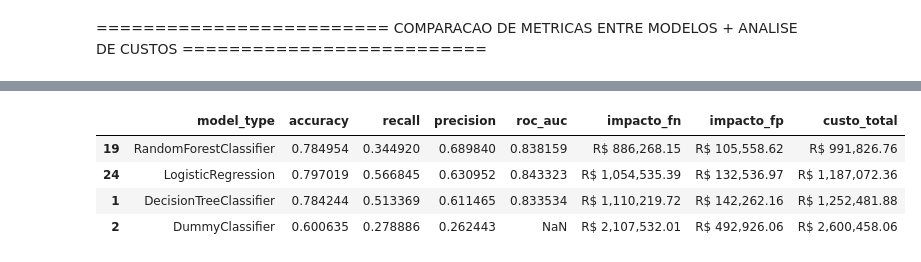
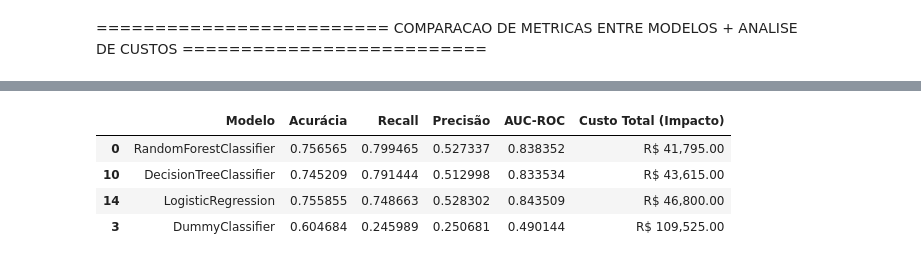
Before and after one commit to LaraGSilva/projeto-tech-challenge-churn, a Jupyter notebook: notebooks/modelos_baseline.ipynb, the cells around one changed output, grey strips where cells are left out. Cells and saved outputs as stored; diff of their text form; code cells hidden in the pictures.

Commit message:
feat: melhoria modelos baseline

```diff
--- a/notebooks/modelos_baseline.ipynb
+++ b/notebooks/modelos_baseline.ipynb
@@ -592,56 +678,64 @@ Random Forest registrado! AUC: 0.8384
 # %%
 import mlflow
 import pandas as pd
-
-# --- PREMISSAS DE NEGÓCIO ATUALIZADAS ---
-TAMANHO_BASE_TESTE = 7043
-PREVALENCIA_CHURN = 0.265
-VALOR_MEDIO_TOTAL = 1531.00  # Impacto de perder o cliente (TotalCharges)
-VALOR_MEDIO_MENSAL = 74.44    # Custo de tentar reter (MonthlyCharges)
 
 experiment_name = "Projeto_Churn_Tech_Challenge"
 experiment = mlflow.get_experiment_by_name(experiment_name)
 
 if experiment:
-    # 1. Busca todas as runs
+    # Busca as runs
     df_runs = mlflow.search_runs(experiment_ids=[experiment.experiment_id])
 
-    # 2. Limpeza de colunas e remoção de NaNs
-    df_runs.columns = [c.replace("metrics.", "").replace("params.", "").replace("tags.mlflow.", "") for c in df_runs.columns]
+    # --- PASSO 1: LIMPEZA AGRESSIVA DE PREFIXOS ---
+    # Isso remove metrics., params., tags. e também o test. que costuma sobrar
+    df_runs.columns = [c.replace("metrics.test.", "").replace("metrics.", "")
+                        .replace("params.", "").replace("tags.mlflow.", "")
+                        .replace("test.", "") for c in df_runs.columns]
 
-    # Filtramos apenas runs que completaram as métricas e não são "viciadas" (Recall < 0.95 para ser realista)
-    df_clean = df_runs.dropna(subset=['recall', 'precision', 'model_type'])
-    df_clean = df_clean[df_clean['recall'] < 0.95].copy()
+    # --- PASSO 2: REMOVER DUPLICADAS ---
+    df_runs = df_runs.loc[:, ~df_runs.columns.duplicated()].copy()
 
-    # --- 3. CÁLCULO FINANCEIRO DETALHADO ---
-    def calcular_financeiro(row):
-        n_churners = TAMANHO_BASE_TESTE * PREVALENCIA_CHURN
+    # --- PASSO 3: DEBUG (Para você ver se as colunas estão lá) ---
+    print("Colunas encontradas:", df_runs.columns.tolist())
 
-        # FN: Perda de receita acumulada
-        fn_count = n_churners * (1 - row['precision']) #consider
-        impacto_fn = fn_count * VALOR_MEDIO_TOTAL
+    # --- PASSO 4: FILTRAGEM SEGURA ---
+    # Verificamos quais das colunas que queremos REALMENTE existem no DF
+    cols_desejadas = ["model_type", "accuracy", "recall", "precision", "roc_auc", "business.total_cost"]
+    cols_que_existem = [c for c in cols_desejadas if c in df_runs.columns]
 
-        # FP: Desperdício de marketing mensal
-        total_pos = n_churners / row['precision'] if row['precision'] > 0 else 0
-        fp_count = max(0, total_pos - (n_churners * row['precision'])) #considerando que o modelo pode sugerir mais clientes do que realmente churnam
-        impacto_fp = fp_count * VALOR_MEDIO_MENSAL
+    # Só fazemos o dropna nas colunas que de fato existem
+    df_clean = df_runs.dropna(subset=cols_que_existem).copy()
 
-        return pd.Series([impacto_fn, impacto_fp, impacto_fn + impacto_fp])
+    if df_clean.empty:
+        print("AVISO: O DataFrame continua vazio após o dropna. Verifique se os nomes acima estão corretos.")
+    else:
+        # --- PASSO 5: LÓGICA DO LEADERBOARD ---
+        # Ordenamos pelo custo total (menor é melhor)
+        leaderboard = df_clean.sort_values("business.total_cost", ascending=True).drop_duplicates("model_type")
 
-    df_clean[['impacto_fn', 'impacto_fp', 'custo_total']] = df_clean.apply(calcular_financeiro, axis=1)
+        # Selecionamos apenas o que existe
+        leaderboard = leaderboard[cols_que_existem]
 
-    # --- 4. AGRUPAMENTO: UMA LINHA POR MODELO ---
-    # Pegamos a run com o MENOR custo total para cada tipo de modelo
-    leaderboard = df_clean.sort_values("recall", ascending=True).drop_duplicates("model_type")
+        # Renomeação dinâmica (para evitar o erro de Length Mismatch)
+        nomes_map = {
+            "model_type": "Modelo",
+            "accuracy": "Acurácia",
+            "recall": "Recall",
+            "precision": "Precisão",
+            "roc_auc": "AUC-ROC",
+            "business.total_cost": "Custo Total (Impacto)"
+        }
 
-    # 5. Seleção e Formatação
-    cols_finais = ["model_type", "accuracy", "recall", "precision","roc_auc", "impacto_fn", "impacto_fp", "custo_total"]
-    leaderboard = leaderboard[cols_finais].sort_values("custo_total")
+        # Renomeia apenas as que existem na lista
+        leaderboard.rename(columns=nomes_map, inplace=True)
 
-    # Formatação para Moeda
-    for col in ['impacto_fn', 'impacto_fp', 'custo_total']:
-        leaderboard[col] = leaderboard[col].apply(lambda x: f"R$ {x:,.2f}")
+        # Formatação de Moeda (se a coluna existir)
+        col_custo = "Custo Total (Impacto)"
+        if col_custo in leaderboard.columns:
+            leaderboard[col_custo] = leaderboard[col_custo].apply(lambda x: f"R$ {float(x):,.2f}")
 
-    print("===== LEADERBOARD FINAL: IMPACTO NO NEGÓCIO =====")
-    display(leaderboard)
+        print("===== LEADERBOARD FINAL: IMPACTO NO NEGÓCIO =====")
+        display(leaderboard)
+else:
+    print("Experimento não encontrado.")
 # %% [output]
@@ -648,6 +743,6 @@ if experiment:
 ===== LEADERBOARD FINAL: IMPACTO NO NEGÓCIO =====
-|  | model_type | accuracy | recall | precision | roc_auc | impacto_fn | impacto_fp | custo_total |
-| 19 | RandomForestClassifier | 0.784954 | 0.344920 | 0.689840 | 0.838159 | R$ 886,268.15 | R$ 105,558.62 | R$ 991,826.76 |
-| 24 | LogisticRegression | 0.797019 | 0.566845 | 0.630952 | 0.843323 | R$ 1,054,535.39 | R$ 132,536.97 | R$ 1,187,072.36 |
-| 1 | DecisionTreeClassifier | 0.784244 | 0.513369 | 0.611465 | 0.833534 | R$ 1,110,219.72 | R$ 142,262.16 | R$ 1,252,481.88 |
-| 2 | DummyClassifier | 0.600635 | 0.278886 | 0.262443 | NaN | R$ 2,107,532.01 | R$ 492,926.06 | R$ 2,600,458.06 |
+|  | Modelo | Acurácia | Recall | Precisão | AUC-ROC | Custo Total (Impacto) |
+| 0 | RandomForestClassifier | 0.756565 | 0.799465 | 0.527337 | 0.838352 | R$ 41,795.00 |
+| 10 | DecisionTreeClassifier | 0.745209 | 0.791444 | 0.512998 | 0.833534 | R$ 43,615.00 |
+| 14 | LogisticRegression | 0.755855 | 0.748663 | 0.528302 | 0.843509 | R$ 46,800.00 |
+| 3 | DummyClassifier | 0.604684 | 0.245989 | 0.250681 | 0.490144 | R$ 109,525.00 |
```
Also changed, not shown: parts of 7 cells of this notebook, 30 other files.
